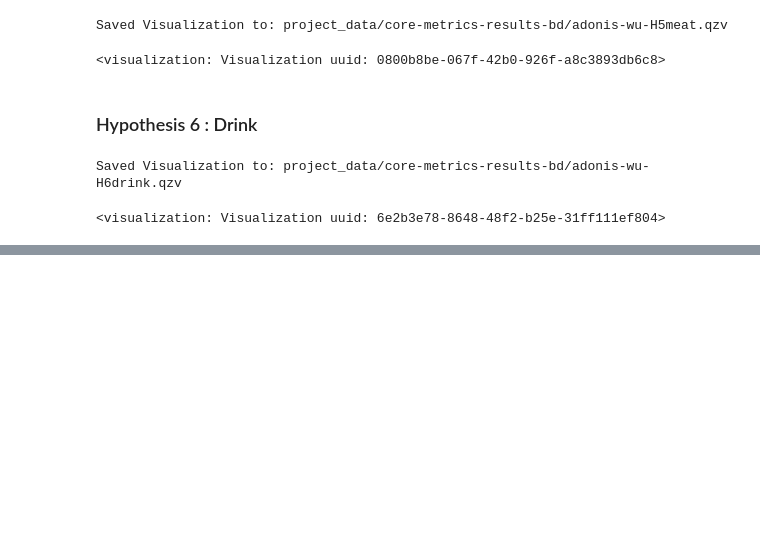
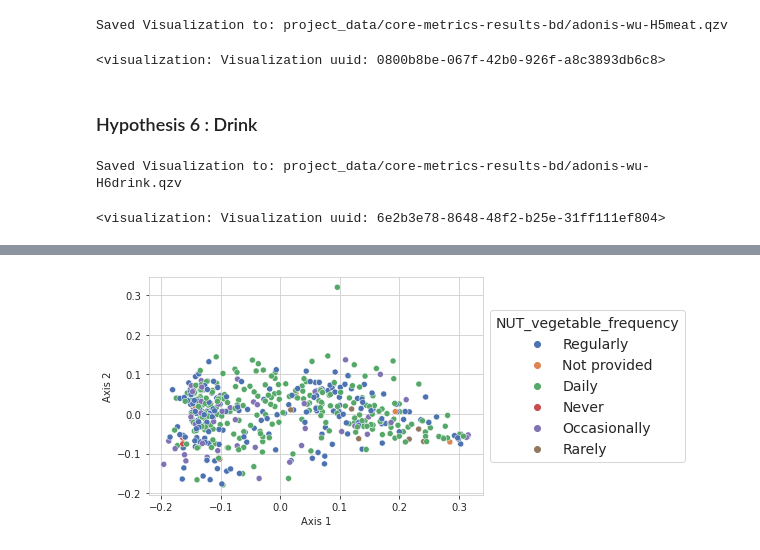
Before and after one commit to dhasanova99/HealthyFood, a Jupyter notebook: JupyterDocs/G_Beta_Diversity.ipynb, the cells around one changed output, grey strips where cells are left out. Cells and saved outputs as stored; diff of their text form; code cells hidden in the pictures; blank space fills up the shorter version.

```diff
--- a/JupyterDocs/G_Beta_Diversity.ipynb
+++ b/JupyterDocs/G_Beta_Diversity.ipynb
@@ -299,0 +336,15 @@ Visualization.load(f'{data_dir}/core-metrics-results-bd/adonis-wu-H6drink.qzv')
+# %%
+with sns.axes_style("whitegrid"):
+    fig, ax = plt.subplots()
+    sns.set(rc={'figure.figsize':(10,10)}, style='white')
+    sns.scatterplot(data=pcs_data_with_md, x='Axis 1', y='Axis 2', ax=ax, hue=pcs_data_with_md['NUT_vegetable_frequency'])
+
+    ax.legend(loc='center left', bbox_to_anchor=(1, 0.5), fontsize=14, title_fontsize=14)
+    legend = ax.get_legend()
+    legend.set_title('NUT_vegetable_frequency')
+
+
+    ax.tick_params(axis='x', which='major', bottom=True)
+    ax.tick_params(axis='y', which='major', left=True)
+# %% [output]
+[figure, added]
```
Also changed, not shown: parts of 7 cells of this notebook.
